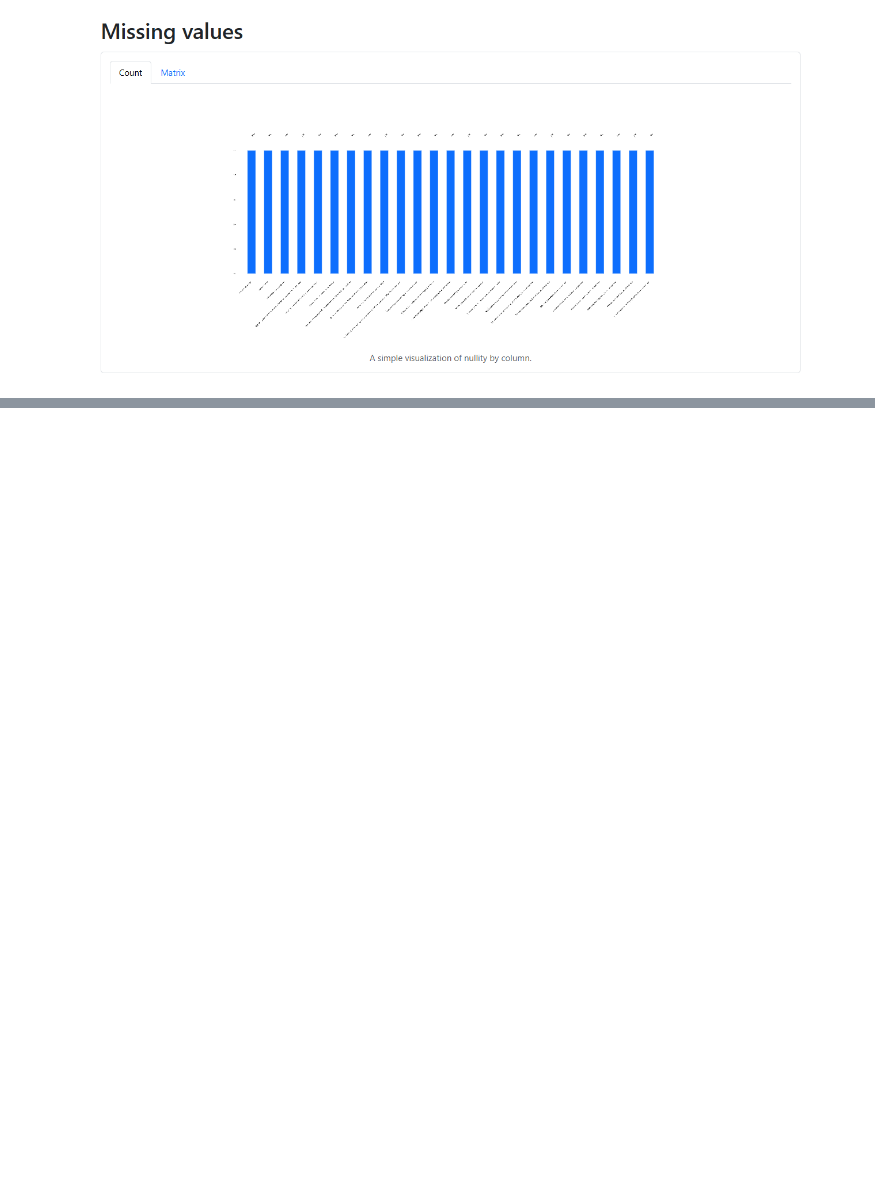
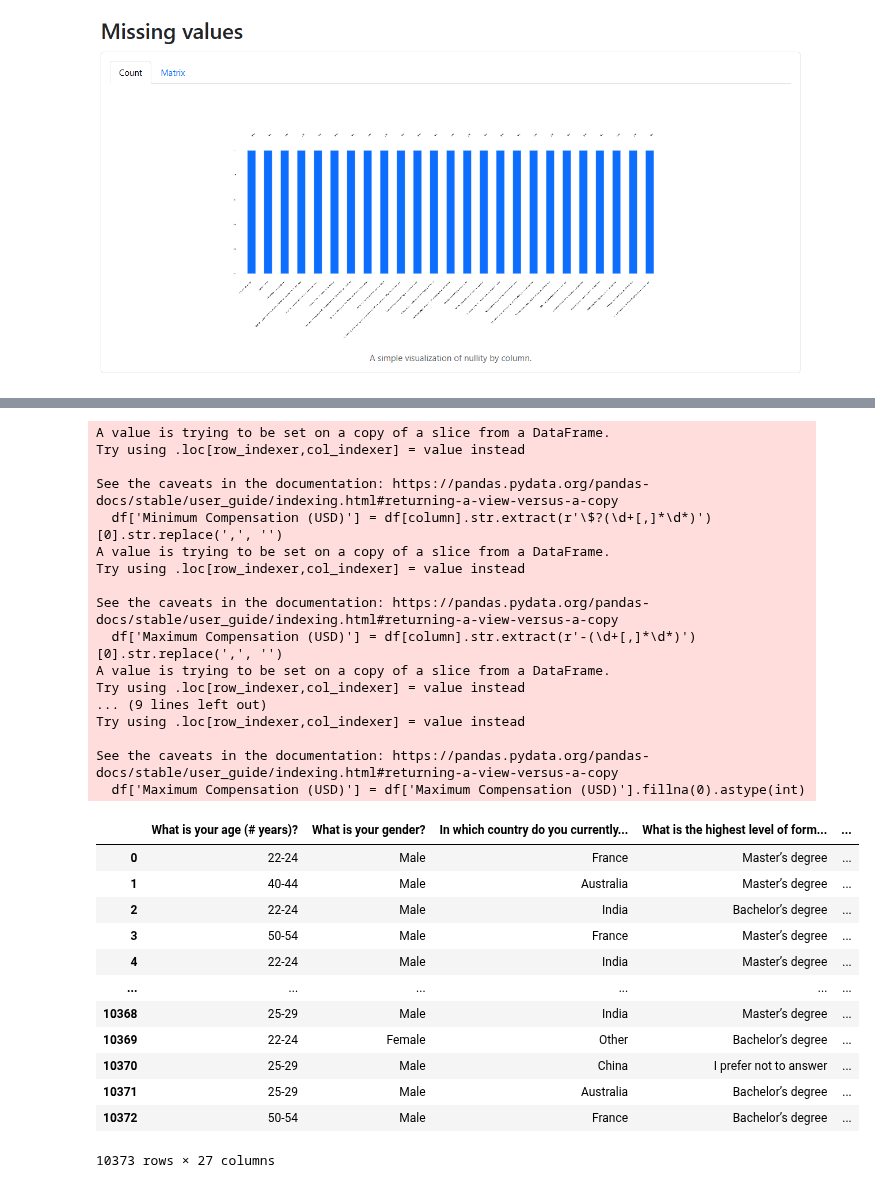
Before and after one commit to Aaron2k02/data-mining-warehousing-wages-analysis, a Jupyter notebook: notebooks/02_exploratory_data_analysis.ipynb, the cells around one changed output, grey strips where cells are left out. Drawn from its saved outputs; the diff is of its cells as text; code cells hidden in the pictures; blank space fills up the shorter version.

```diff
--- a/notebooks/02_exploratory_data_analysis.ipynb
+++ b/notebooks/02_exploratory_data_analysis.ipynb
@@ -486,0 +604,61 @@ See the caveats in the documentation: https://pandas.pydata.org/pandas-docs/stab
+# %%
+import numpy as np
+import pandas as pd
+
+# Function to split and clean min and max compensation
+def split_compensation(df, column):
+    # Copy the DataFrame to avoid modifying the original
+    df = df.copy()
+
+    # Create two new columns for min and max compensation
+    df.loc[:, 'Minimum Compensation (USD)'] = df[column].str.extract(r'\$?(\d+[,]*\d*)')[0].str.replace(',', '')
+    df.loc[:, 'Maximum Compensation (USD)'] = df[column].str.extract(r'-(\d+[,]*\d*)')[0].str.replace(',', '')
+
+    # Handle cases with only a minimum (e.g., "$100,000+")
+    df.loc[:, 'Maximum Compensation (USD)'] = np.where(df['Maximum Compensation (USD)'].isna(), np.nan, df['Maximum Compensation (USD)'])
+
+    # Convert the min and max compensation to integers, handling NaN values
+    df.loc[:, 'Minimum Compensation (USD)'] = df['Minimum Compensation (USD)'].fillna(0).astype(int)
+    df.loc[:, 'Maximum Compensation (USD)'] = df['Maximum Compensation (USD)'].fillna(0).astype(int)
+
+    # Drop the original column
+    # df.drop(columns=[column], inplace=True)
+
+    return df
+
+# Apply the function to the dataframe
+preprocessed_df = split_compensation(preprocessed_df, 'What is your current yearly compensation (approximate $USD)?')
+
+# Display the transformed DataFrame
+print(preprocessed_df)
+# %% [output]
+A value is trying to be set on a copy of a slice from a DataFrame.
+Try using .loc[row_indexer,col_indexer] = value instead
+
+See the caveats in the documentation: https://pandas.pydata.org/pandas-docs/stable/user_guide/indexing.html#returning-a-view-versus-a-copy
+  df['Minimum Compensation (USD)'] = df[column].str.extract(r'\$?(\d+[,]*\d*)')[0].str.replace(',', '')
+A value is trying to be set on a copy of a slice from a DataFrame.
+Try using .loc[row_indexer,col_indexer] = value instead
+
+See the caveats in the documentation: https://pandas.pydata.org/pandas-docs/stable/user_guide/indexing.html#returning-a-view-versus-a-copy
+  df['Maximum Compensation (USD)'] = df[column].str.extract(r'-(\d+[,]*\d*)')[0].str.replace(',', '')
+A value is trying to be set on a copy of a slice from a DataFrame.
+Try using .loc[row_indexer,col_indexer] = value instead
+... (9 lines left out)
+Try using .loc[row_indexer,col_indexer] = value instead
+
+See the caveats in the documentation: https://pandas.pydata.org/pandas-docs/stable/user_guide/indexing.html#returning-a-view-versus-a-copy
+  df['Maximum Compensation (USD)'] = df['Maximum Compensation (USD)'].fillna(0).astype(int)
+|  | What is your age (# years)? | What is your gender? | In which country do you currently... | What is the highest level of form... | ... |
+| 0 | 22-24 | Male | France | Master’s degree | ... |
+| 1 | 40-44 | Male | Australia | Master’s degree | ... |
+| 2 | 22-24 | Male | India | Bachelor’s degree | ... |
+| 3 | 50-54 | Male | France | Master’s degree | ... |
+| 4 | 22-24 | Male | India | Master’s degree | ... |
+| ... | ... | ... | ... | ... | ... |
+| 10368 | 25-29 | Male | India | Master’s degree | ... |
+| 10369 | 22-24 | Female | Other | Bachelor’s degree | ... |
+| 10370 | 25-29 | Male | China | I prefer not to answer | ... |
+| 10371 | 25-29 | Male | Australia | Bachelor’s degree | ... |
+| 10372 | 50-54 | Male | France | Bachelor’s degree | ... |
+10373 rows × 27 columns
```
Also changed, not shown: parts of 47 cells of this notebook, 3 other files.
